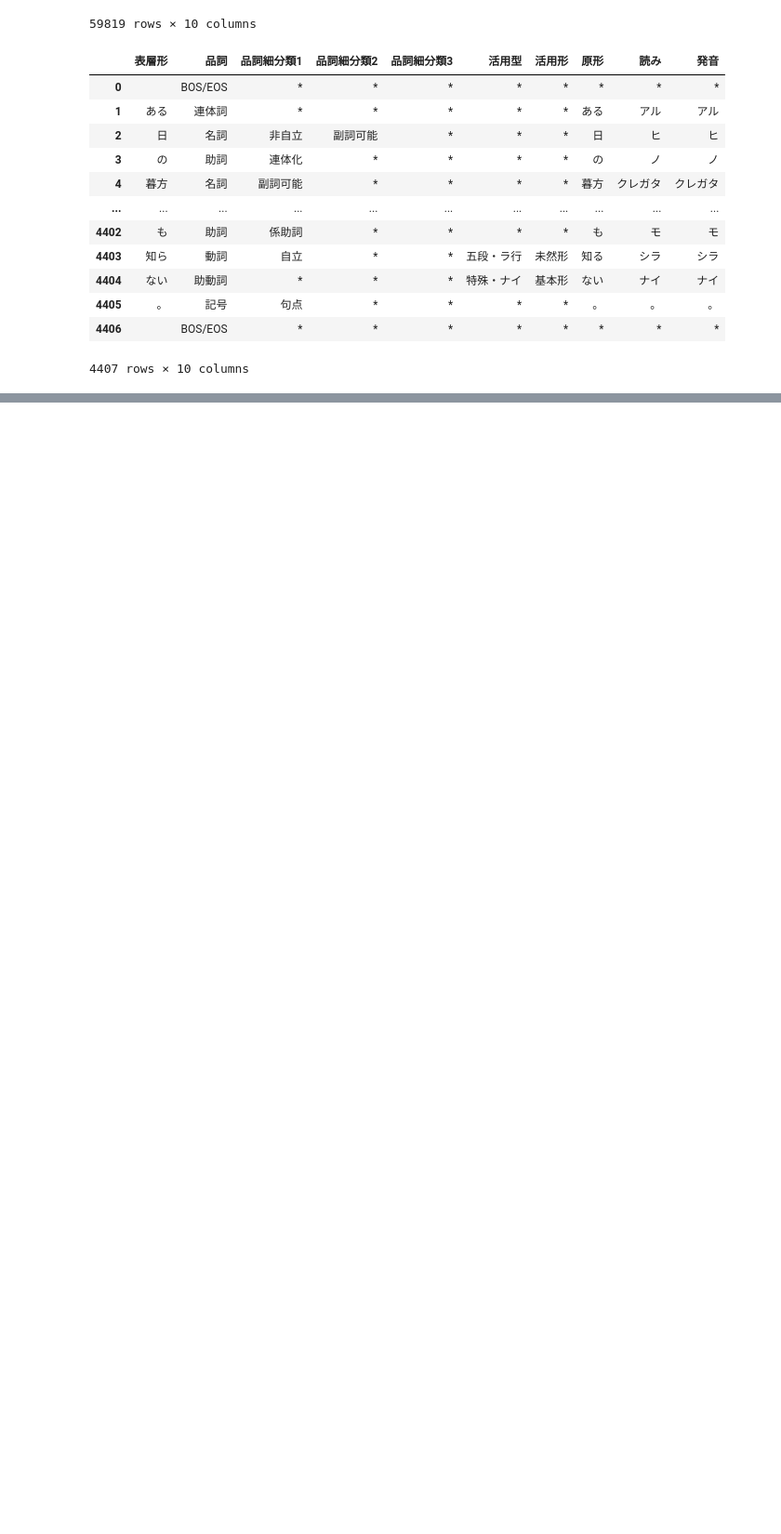
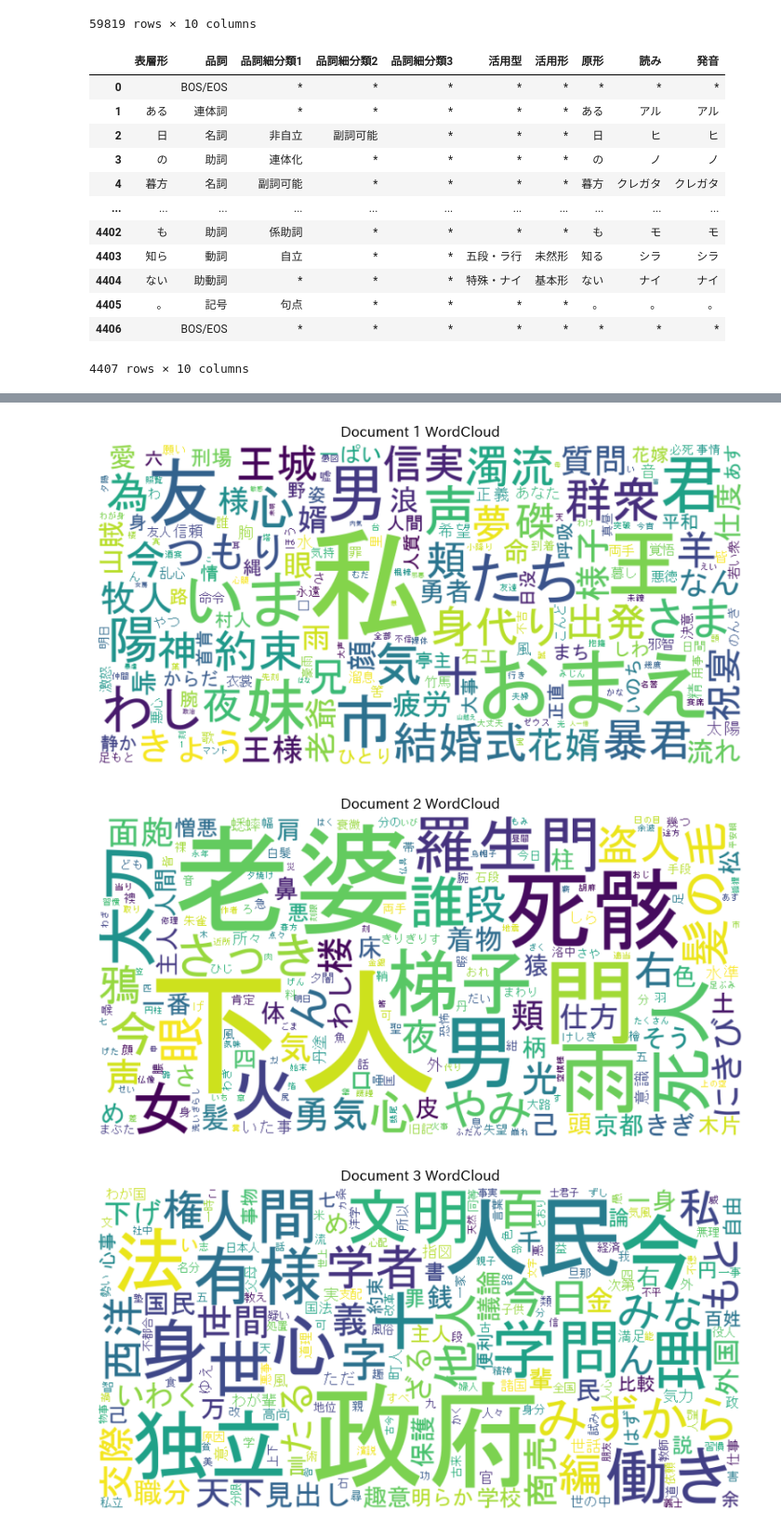
Before and after one commit to ryou-naruki/MeCab_test, a Jupyter notebook: hamano_bow.ipynb, the cells around one changed output, grey strips where cells are left out. Shown at 93% size. Cells and saved outputs as stored; diff of their text form; code cells hidden in the pictures; blank space fills up the shorter version.

```diff
--- a/hamano_bow.ipynb
+++ b/hamano_bow.ipynb
@@ -246,14 +246,14 @@ for idx, sentence in enumerate(documents):
         # "node.feature"で、「単語が持つ品詞などの情報」を抽出
         surface_and_feature = f"{sentence_parced.surface},{sentence_parced.feature}"
         # 「'願い,名詞,一般,*,*,*,*,願い,ネガイ,ネガイ'　→→→　'願い','名詞','一般','*','*','*','*','願い','ネガイ','ネガイ'」に直す
-        surface_and_feature = surface_and_feature.split(",")
+        *surface_and_feature, = surface_and_feature.split(",")
         # 一行分の情報をparse_listへ →→→ [['願い,名詞,一般,*,*,*,*,願い,ネガイ,ネガイ'], ['を,助詞,格助詞,一般,*,*,*,を,ヲ,ヲ'],…]
         parse_list.append(surface_and_feature)
         # 次の行へ
         sentence_parced = sentence_parced.next
     # データフレーム作成
     columns_list = ['表層形', '品詞', '品詞細分類1', '品詞細分類2', '品詞細分類3', '活用型', '活用形', '原形', '読み', '発音']
-    df = pd.DataFrame(parse_list,columns = columns_list)
+    df = pd.DataFrame(data=parse_list,columns = columns_list)
 
     # リストにデータフレームを追加
     dataframes_list.append(df)
@@ -321,4 +307,0 @@ df_ {3}
-# %%
-for i in range(len(dataframes_list)):
-    noun = dataframes_list[i].loc[dataframes_list[i]['品詞'] == '名詞']
-noun
@@ -332,0 +359,49 @@ print(type(len(dataframes_list)))
+# %%
+import pandas as pd
+import MeCab
+import unicodedata
+from collections import Counter
+from wordcloud import WordCloud
+import matplotlib.pyplot as plt
+import japanize_matplotlib
+from IPython.display import display
+
+font_path = 'C:/Windows/Fonts/msgothic.ttc'  # フォントのパスを修正
+with open('data/stop_words.txt', mode='r', encoding='UTF-8') as f:
+    stop_words = f.read().split()
+
+# 名詞（固有名詞を含む）のみを取りだす
+def extract_nouns(df):
+    return df[df['品詞'] == '名詞']['原形'].tolist()
+
+# 各文書から名詞を抽出
+nouns_per_document = [extract_nouns(df) for df in dataframes_list]
+
+# すべての文書を一つのリストに結合
+all_nouns = [noun for nouns in nouns_per_document for noun in nouns if noun not in stop_words and noun != '*']
+
+# 単語ごとの頻度をカウント
+word_freq = Counter(all_nouns)
+
+# WordCloudを生成
+def generate_wordcloud(data, title):
+    cloud = WordCloud(width=800, height=400, background_color='white', font_path=font_path).generate_from_frequencies(data)
+    plt.figure(figsize=(10, 5))
+    plt.imshow(cloud, interpolation='bilinear')
+    plt.axis("off")
+    plt.title(title)
+    plt.show()
+
+# 各文書ごとのWordCloudを生成
+for idx, nouns in enumerate(nouns_per_document):
+    document_title = f"Document {idx + 1} WordCloud"
+    # 単語ごとの頻度をカウントし、ストップワードを除外
+    document_word_freq = Counter([word for word in nouns if word not in stop_words and word != '*'])
+    generate_wordcloud(document_word_freq, document_title)
+
+# すべての文書をまとめたWordCloudを生成
+generate_wordcloud(word_freq, "Combined WordCloud")
+# %% [output]
+[figure, added]
+[figure, added]
+[figure, added]
```
Also changed, not shown: parts of 6 cells of this notebook, 5 other files.
